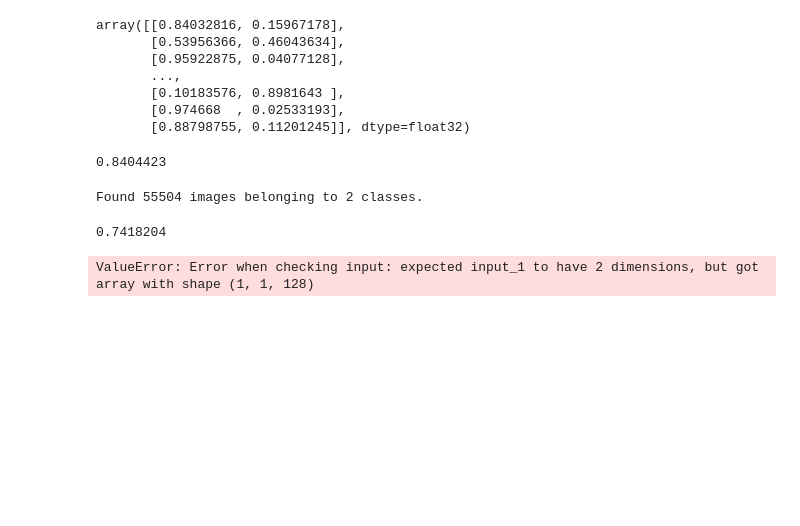
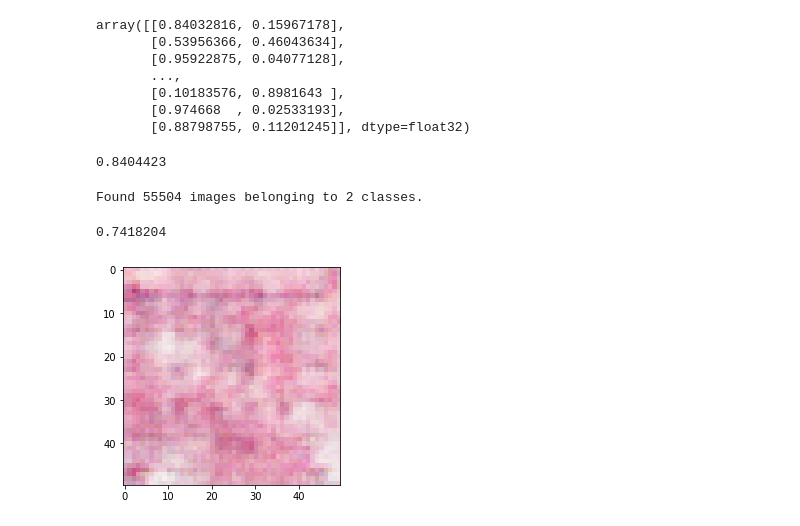
Before and after one commit to KIBASSA/saas_cancers, a Jupyter notebook: ia/notebooks/Machine Learning.ipynb, the cells around one changed output. Saved outputs shown, nothing was run; the diff lists cells and outputs as text; code cells hidden in the pictures; blank space fills up the shorter version.

```diff
--- a/ia/notebooks/Machine Learning.ipynb
+++ b/ia/notebooks/Machine Learning.ipynb
@@ -544,9 +544,9 @@ accuracy_metric.update_state(y_train, classifier.predict(X_train))
 print("Accuracy for the full training set {:.3f}%".format(accuracy_metric.result().numpy()*100))
 # %%
 latent = np.random.normal(size=(1, 128))
-image = generator.predict(latent)
+image = generator.predict(latent)[0]
 #plt.imshow(image.transpose(2,1,0))
 plt.imshow(image)
 plt.show()
 # %% [output]
-ValueError: Error when checking input: expected input_1 to have 2 dimensions, but got array with shape (1, 1, 128)
+[figure, added]
```
